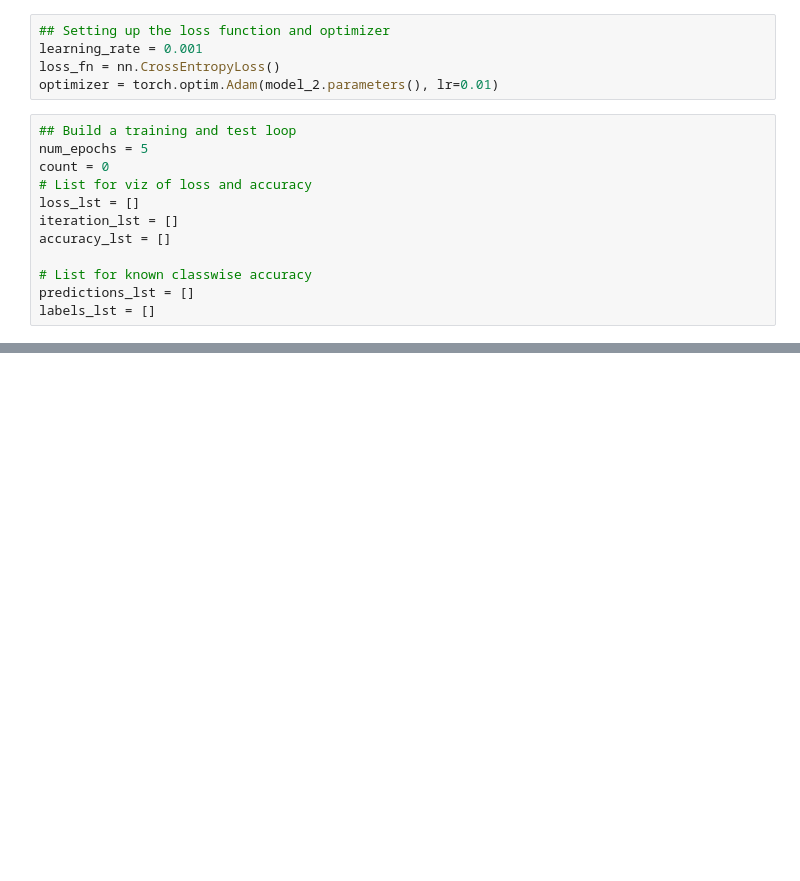
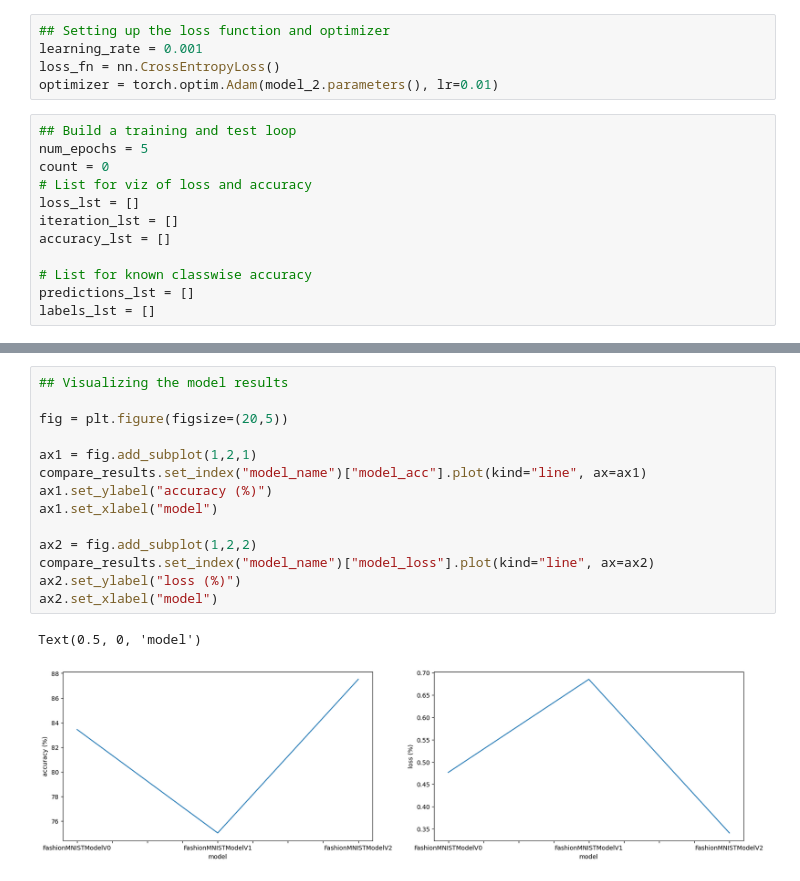
Before and after one commit to riaz/Juggernaut, a Jupyter notebook: courses/zero_to_mastery_pytorch/pytorch_computer_vision.ipynb, the cells around one changed output, grey strips where cells are left out. Drawn from its saved outputs; the diff is of its cells as text; blank space fills up the shorter version.

```diff
--- a/courses/zero_to_mastery_pytorch/pytorch_computer_vision.ipynb
+++ b/courses/zero_to_mastery_pytorch/pytorch_computer_vision.ipynb
@@ -857,0 +901,17 @@ NameError: name 'train_dataloader' is not defined
+# %%
+## Visualizing the model results
+
+fig = plt.figure(figsize=(20,5))
+
+ax1 = fig.add_subplot(1,2,1)
+compare_results.set_index("model_name")["model_acc"].plot(kind="line", ax=ax1)
+ax1.set_ylabel("accuracy (%)")
+ax1.set_xlabel("model")
+
+ax2 = fig.add_subplot(1,2,2)
+compare_results.set_index("model_name")["model_loss"].plot(kind="line", ax=ax2)
+ax2.set_ylabel("loss (%)")
+ax2.set_xlabel("model")
+# %% [output]
+Text(0.5, 0, 'model')
+[figure, added]
```
Also changed, not shown: parts of 35 cells of this notebook, 1 other file.
